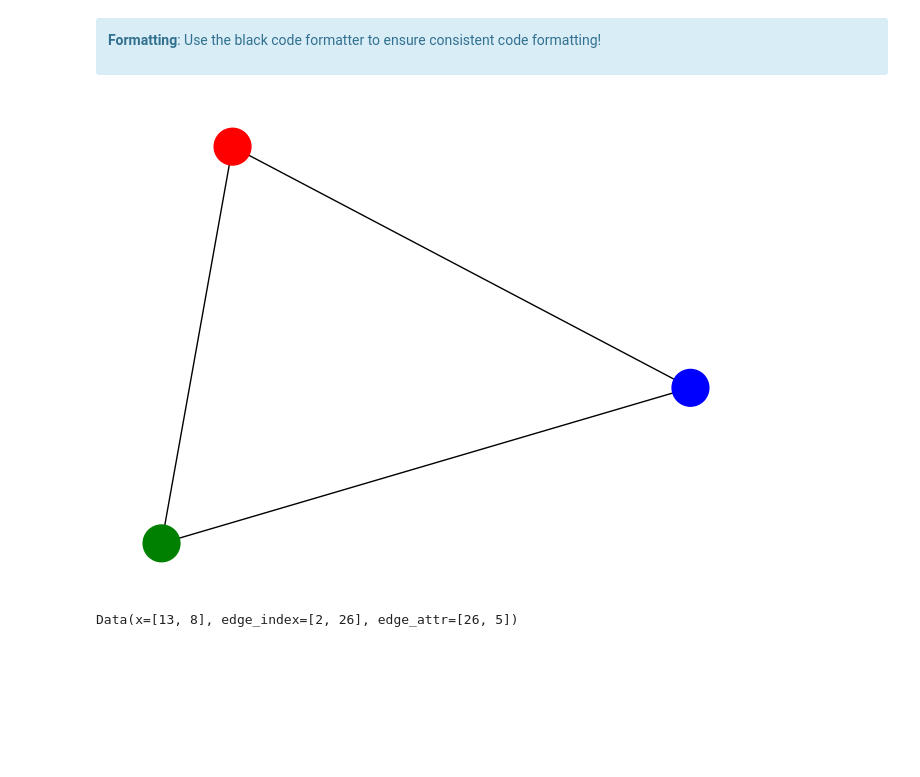
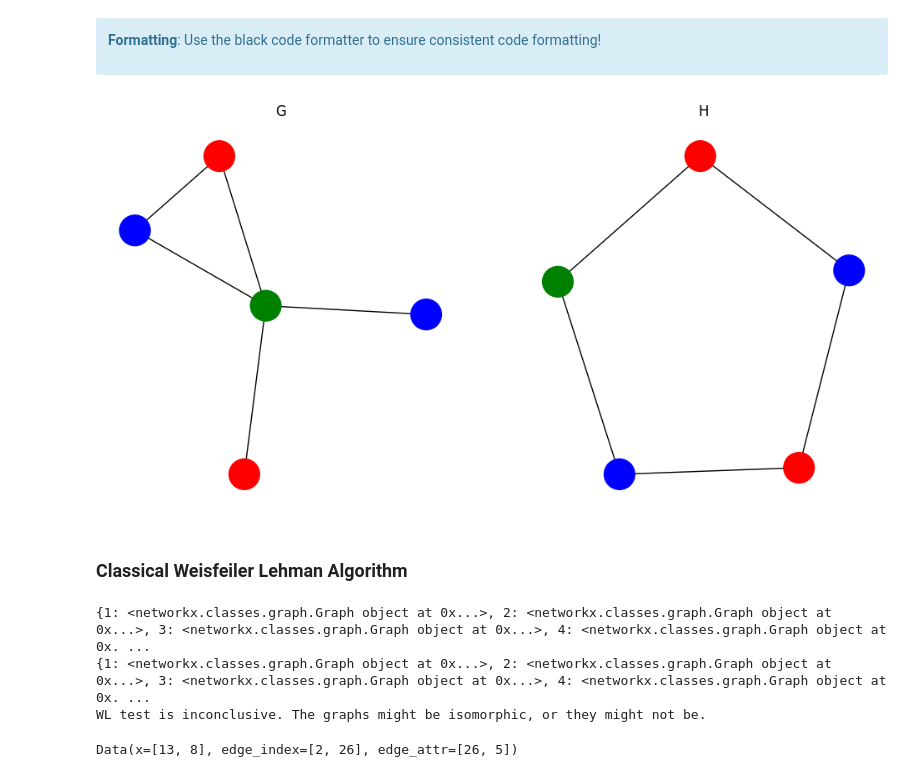
Before and after one commit to CameronBraunstein/talktorial, a Jupyter notebook: TalktorialTemplate.ipynb, the cells around one changed output. Cells and saved outputs as stored; diff of their text form; code cells hidden in the pictures; blank space fills up the shorter version.

```diff
--- a/TalktorialTemplate.ipynb
+++ b/TalktorialTemplate.ipynb
@@ -287,28 +288,3 @@ For our running example we now write a function that
 <b>Formatting</b>: Use the black code formatter to ensure consistent code formatting!
 
 </div>
-# %%
-# Create a graph
-G = nx.Graph()
-
-# Add nodes with attributes
-G.add_node(1, color='red')
-G.add_node(2, color='blue')
-G.add_node(3, color='green')
-
-# Add edges
-G.add_edge(1, 2)
-G.add_edge(2, 3)
-G.add_edge(3, 1)
-
-# Get node colors
-node_colors = [G.nodes[node]['color'] for node in G.nodes]
-
-# Draw the graph
-#nx.draw(G, with_labels=True, node_color=node_colors, edge_color='black', node_size=700, font_color='white')
-nx.draw(G, node_color=node_colors, edge_color='black', node_size=700)
-
-# Display the graph
-plt.show()
-# %% [output]
-[figure, removed]
@@ -314,0 +318,45 @@ plt.show()
+# %%
+class DisplayArgs(Enum):
+    GRAPHS = 'graphs'
+    TITLES = 'titles'
+    SEEDS = 'seeds'
+
+def display_graphs(display_args):
+    """
+    Display multiple graphs in a row with supplied titles.
+
+    Parameters:
+    graphs (list): List of networkx graphs.
+    titles (list): List of titles for the graphs.
+    """
+    graphs = display_args[DisplayArgs.GRAPHS]
+    titles = display_args[DisplayArgs.TITLES]
+    seeds = display_args[DisplayArgs.SEEDS]
+
+    n = len(graphs)
+    fig, axes = plt.subplots(1, n, figsize=(6 * n, 6))
+
+    if n == 1:
+        axes = [axes]
+
+    for i, (G, title,seed) in enumerate(zip(graphs, titles,seeds)):
+        pos = nx.spring_layout(G, seed=seed)
+        node_colors = [G.nodes[node].get('color', 'blue') for node in G.nodes]
+        nx.draw(G, pos, node_color=node_colors, edge_color='black', node_size=700, ax=axes[i])
+        axes[i].set_title(title)
+
+    plt.show()
+# %%
+G,H = get_non_isomorphic_graphs()
+
+display_args = {
+    DisplayArgs.GRAPHS: [G, H],
+    DisplayArgs.TITLES: ['G', 'H'],
+    DisplayArgs.SEEDS: [1, 0]
+}
+
+display_graphs(display_args)
+# %% [output]
+[figure, added]
+# %% [markdown]
+### Classical Weisfeiler Lehman Algorithm
@@ -315,3 +391,9 @@ plt.show()
+# %%
+WL_test(G,H,1)
+# %% [output]
+{1: <networkx.classes.graph.Graph object at 0x...>, 2: <networkx.classes.graph.Graph object at 0x...>, 3: <networkx.classes.graph.Graph object at 0x...>, 4: <networkx.classes.graph.Graph object at 0x. ...
+{1: <networkx.classes.graph.Graph object at 0x...>, 2: <networkx.classes.graph.Graph object at 0x...>, 3: <networkx.classes.graph.Graph object at 0x...>, 4: <networkx.classes.graph.Graph object at 0x. ...
+WL test is inconclusive. The graphs might be isomorphic, or they might not be.
 # %%
 aspirin = "CC(=O)OC1=CC=CC=C1C(=O)O"
 aspirin_data = graph_data_from_smiles(aspirin)
```
Also changed, not shown: parts of 5 cells of this notebook.
